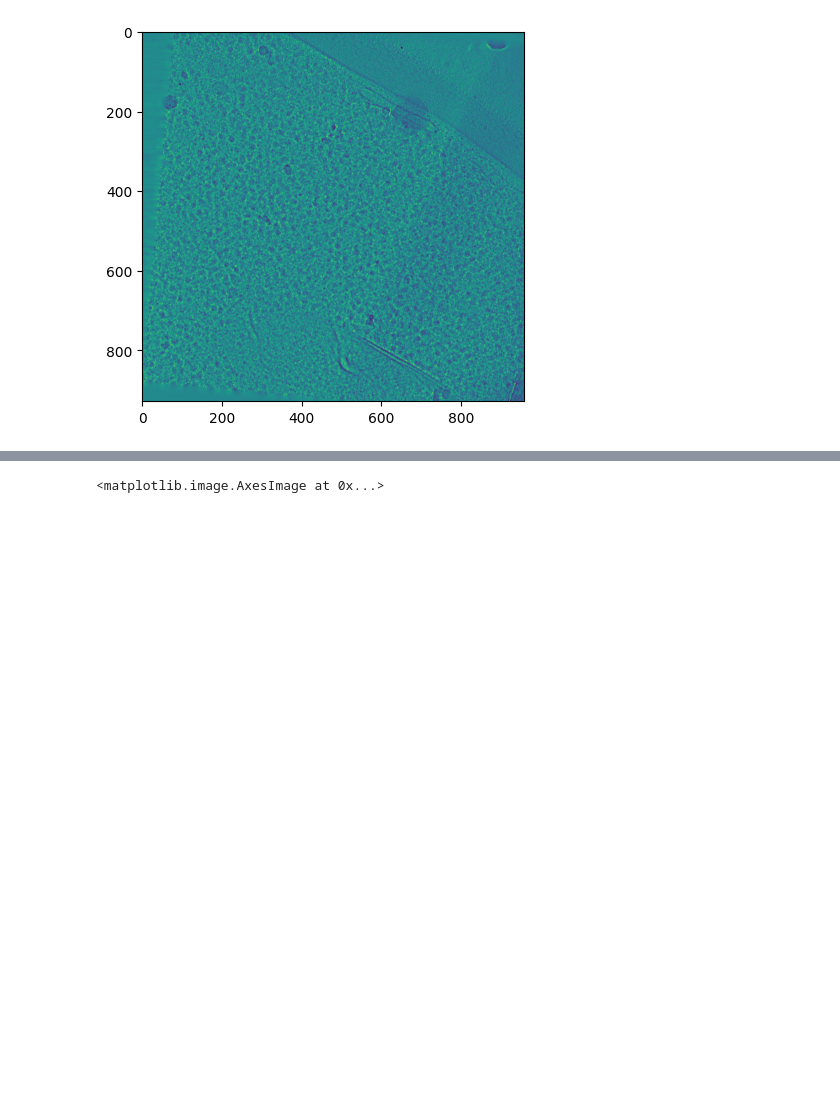
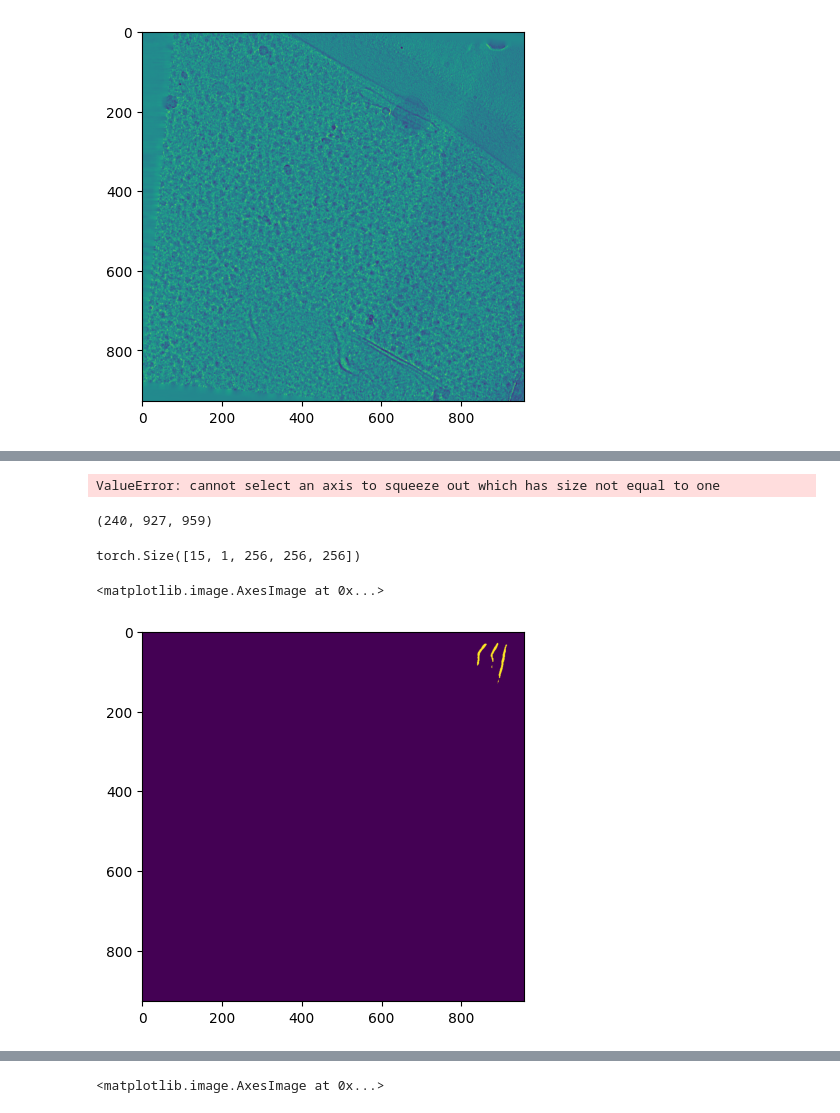
Before and after one commit to dijor0310/cryo-ttt, a Jupyter notebook: src/explore.ipynb, the cells around one changed output, grey strips where cells are left out. Drawn from its saved outputs; the diff is of its cells as text; code cells hidden in the pictures; blank space fills up the shorter version.

```diff
--- a/src/explore.ipynb
+++ b/src/explore.ipynb
@@ -52,0 +164,6 @@ torch.Size([1, 64, 64, 64])
+# %%
+labs = [elem.squeeze(0).numpy() for elem in labs]
+# %% [output]
+ValueError: cannot select an axis to squeeze out which has size not equal to one
+# %%
+a = reassemble_subtomograms(labs, ids, (240, 927, 959), 256)
@@ -52,0 +172,4 @@ torch.Size([1, 64, 64, 64])
+# %%
+a.shape
+# %% [output]
+(240, 927, 959)
@@ -52,0 +178,10 @@ torch.Size([1, 64, 64, 64])
+# %%
+labs.shape
+# %% [output]
+torch.Size([15, 1, 256, 256, 256])
+# %%
+import matplotlib.pyplot as plt
+plt.imshow(a[0])
+# %% [output]
+<matplotlib.image.AxesImage at 0x...>
+[figure, added]
```
Also changed, not shown: parts of 42 cells of this notebook, 34 other files.
